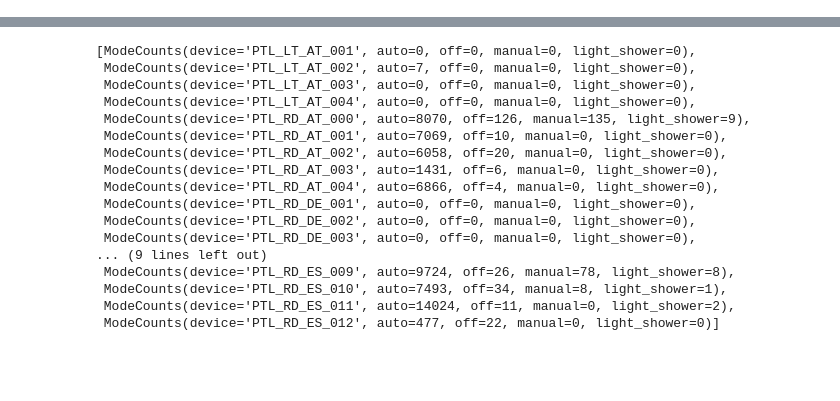
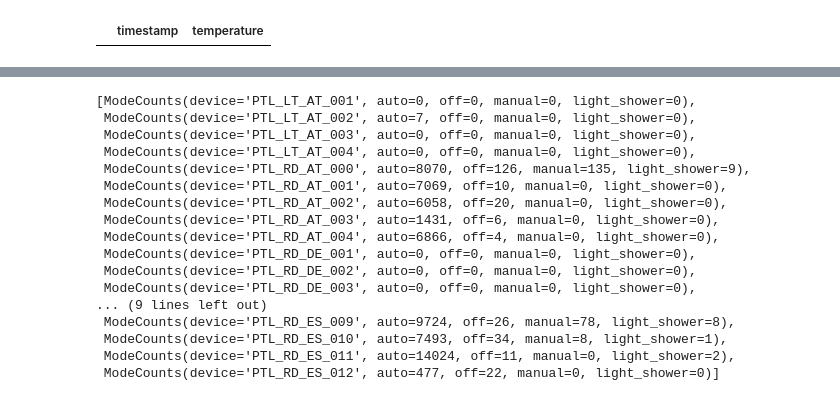
Before and after one commit to whuss/dashboard_react, a Jupyter notebook: sensor_graphs.ipynb, the cells around one changed output, grey strips where cells are left out. Drawn from its saved outputs; the diff is of its cells as text; code cells hidden in the pictures; blank space fills up the shorter version.

```diff
--- a/sensor_graphs.ipynb
+++ b/sensor_graphs.ipynb
@@ -4,0 +49,8 @@ from dataclasses import dataclass, field
+# %%
+data = pd.DataFrame(temp)
+data = data.set_index(['device', data.index])
+df = data.loc['PTL_LT_AT_001']
+df = df.sort_values(by=['timestamp'])
+df[['timestamp', 'temperature']].dropna()
+# %% [output]
+|  | timestamp | temperature |
```
Also changed, not shown: parts of 11 cells of this notebook, 4 other files.
